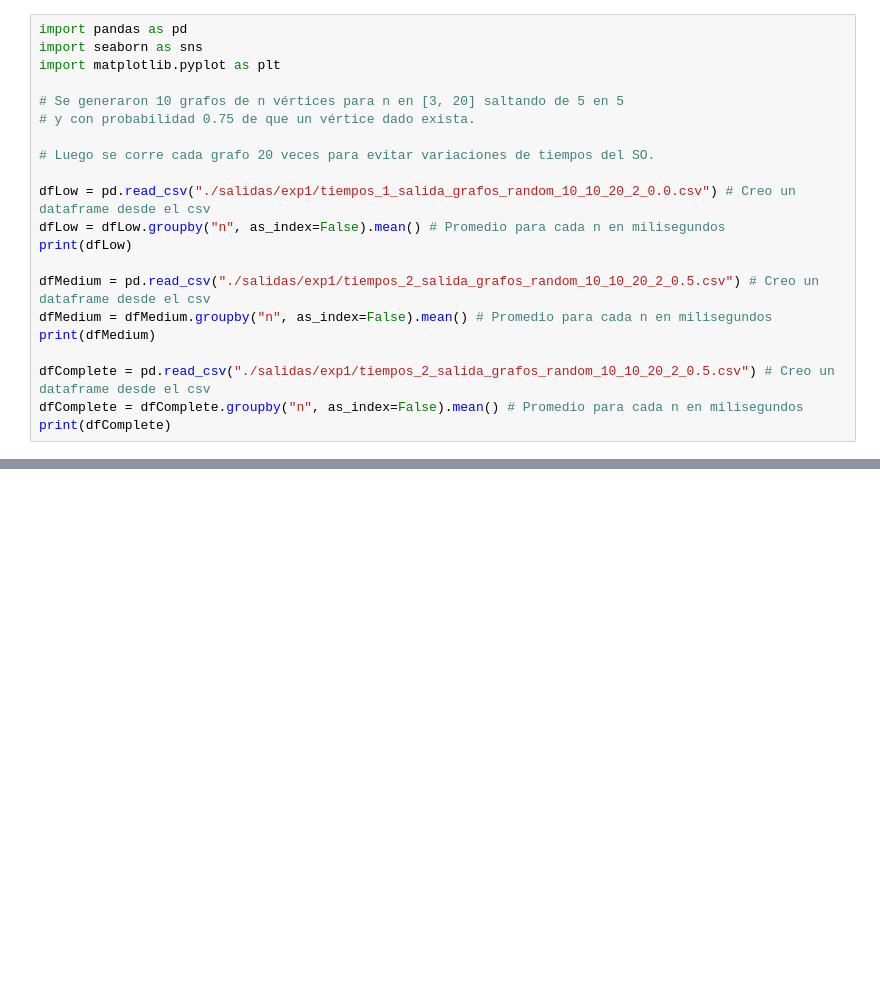
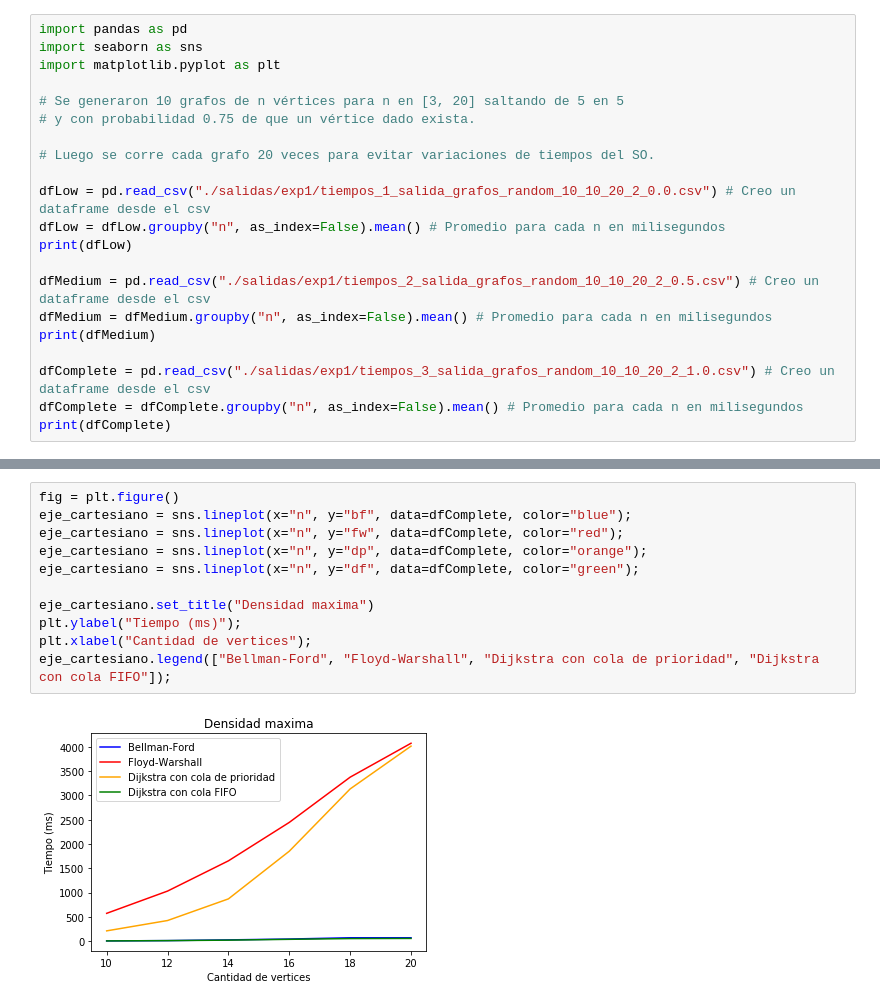
Before and after one commit to lilmonk3y/aed3-2019-1c-tp2, a Jupyter notebook: project/src/experiments/minpath/ej1_densidades.ipynb, the cells around one changed output, grey strips where cells are left out. Drawn from its saved outputs; the diff is of its cells as text; blank space fills up the shorter version.

```diff
--- a/project/src/experiments/minpath/ej1_densidades.ipynb
+++ b/project/src/experiments/minpath/ej1_densidades.ipynb
@@ -16,7 +16,7 @@ dfMedium = pd.read_csv("./salidas/exp1/tiempos_2_salida_grafos_random_10_10_20_2
 dfMedium = dfMedium.groupby("n", as_index=False).mean() # Promedio para cada n en milisegundos
 print(dfMedium)
 
-dfComplete = pd.read_csv("./salidas/exp1/tiempos_2_salida_grafos_random_10_10_20_2_0.5.csv") # Creo un dataframe desde el csv
+dfComplete = pd.read_csv("./salidas/exp1/tiempos_3_salida_grafos_random_10_10_20_2_1.0.csv") # Creo un dataframe desde el csv
 dfComplete = dfComplete.groupby("n", as_index=False).mean() # Promedio para cada n en milisegundos
 print(dfComplete)
 # %% [output]
@@ -65,0 +88,13 @@ eje_cartesiano.legend(["Bellman-Ford", "Floyd-Warshall", "Dijkstra con cola de p
+# %%
+fig = plt.figure()
+eje_cartesiano = sns.lineplot(x="n", y="bf", data=dfComplete, color="blue");
+eje_cartesiano = sns.lineplot(x="n", y="fw", data=dfComplete, color="red");
+eje_cartesiano = sns.lineplot(x="n", y="dp", data=dfComplete, color="orange");
+eje_cartesiano = sns.lineplot(x="n", y="df", data=dfComplete, color="green");
+
+eje_cartesiano.set_title("Densidad maxima")
+plt.ylabel("Tiempo (ms)");
+plt.xlabel("Cantidad de vertices");
+eje_cartesiano.legend(["Bellman-Ford", "Floyd-Warshall", "Dijkstra con cola de prioridad", "Dijkstra con cola FIFO"]);
+# %% [output]
+[figure, added]
```
Also changed, not shown: parts of 6 cells of this notebook, 8 other files.
